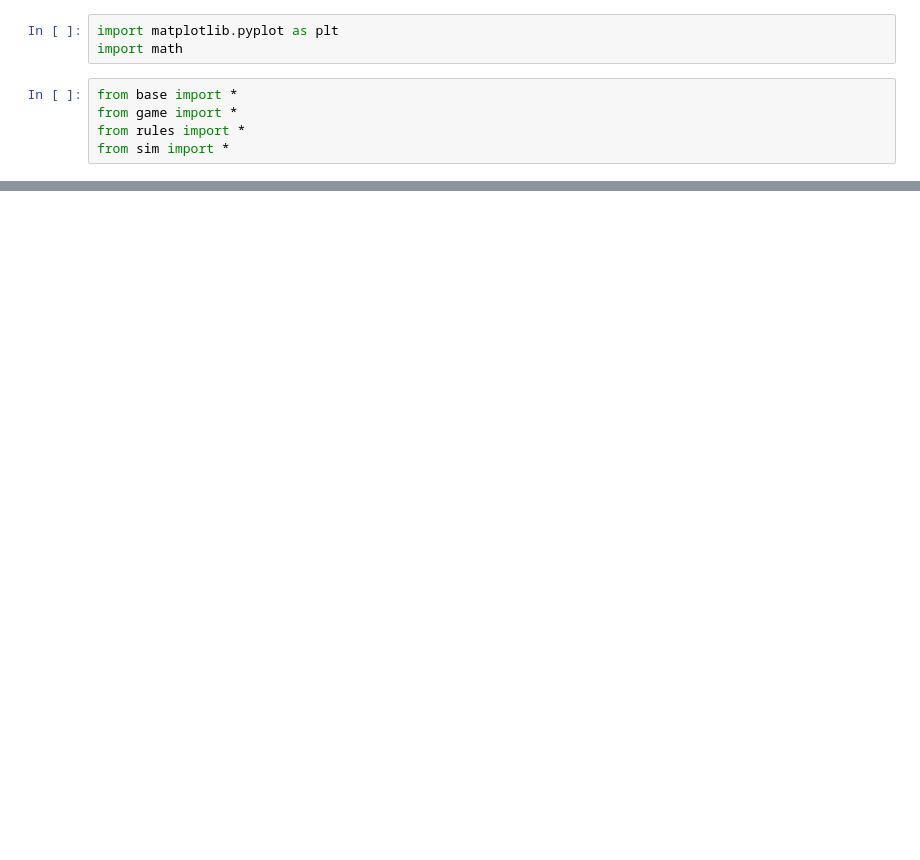
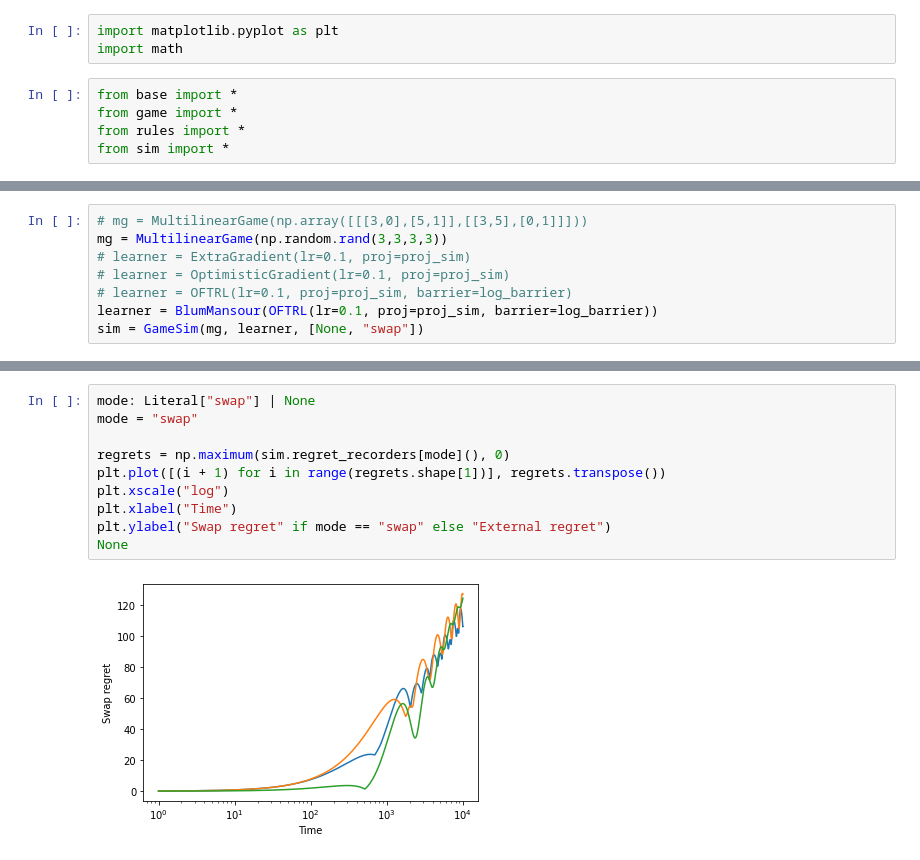
Before and after one commit to EtaoinWu/gamesim, a Jupyter notebook: experiment.ipynb, the cells around one changed output, grey strips where cells are left out. Saved outputs shown, nothing was run; the diff lists cells and outputs as text; blank space fills up the shorter version.

```diff
--- a/experiment.ipynb
+++ b/experiment.ipynb
@@ -13 +9,9 @@ sim = GameSim(mg, learner, ["swap", None])
+# %%
+# mg = MultilinearGame(np.array([[[3,0],[5,1]],[[3,5],[0,1]]]))
+mg = MultilinearGame(np.random.rand(3,3,3,3))
+# learner = ExtraGradient(lr=0.1, proj=proj_sim)
+# learner = OptimisticGradient(lr=0.1, proj=proj_sim)
+# learner = OFTRL(lr=0.1, proj=proj_sim, barrier=log_barrier)
+learner = BlumMansour(OFTRL(lr=0.1, proj=proj_sim, barrier=log_barrier))
+sim = GameSim(mg, learner, [None, "swap"])
 # %%
@@ -14,0 +23,12 @@ sim.play(10000)
+# %%
+mode: Literal["swap"] | None
+mode = "swap"
+
+regrets = np.maximum(sim.regret_recorders[mode](), 0)
+plt.plot([(i + 1) for i in range(regrets.shape[1])], regrets.transpose())
+plt.xscale("log")
+plt.xlabel("Time")
+plt.ylabel("Swap regret" if mode == "swap" else "External regret")
+None
+# %% [output]
+[figure, added]
```
Also changed, not shown: parts of 16 cells of this notebook, 4 other files.
